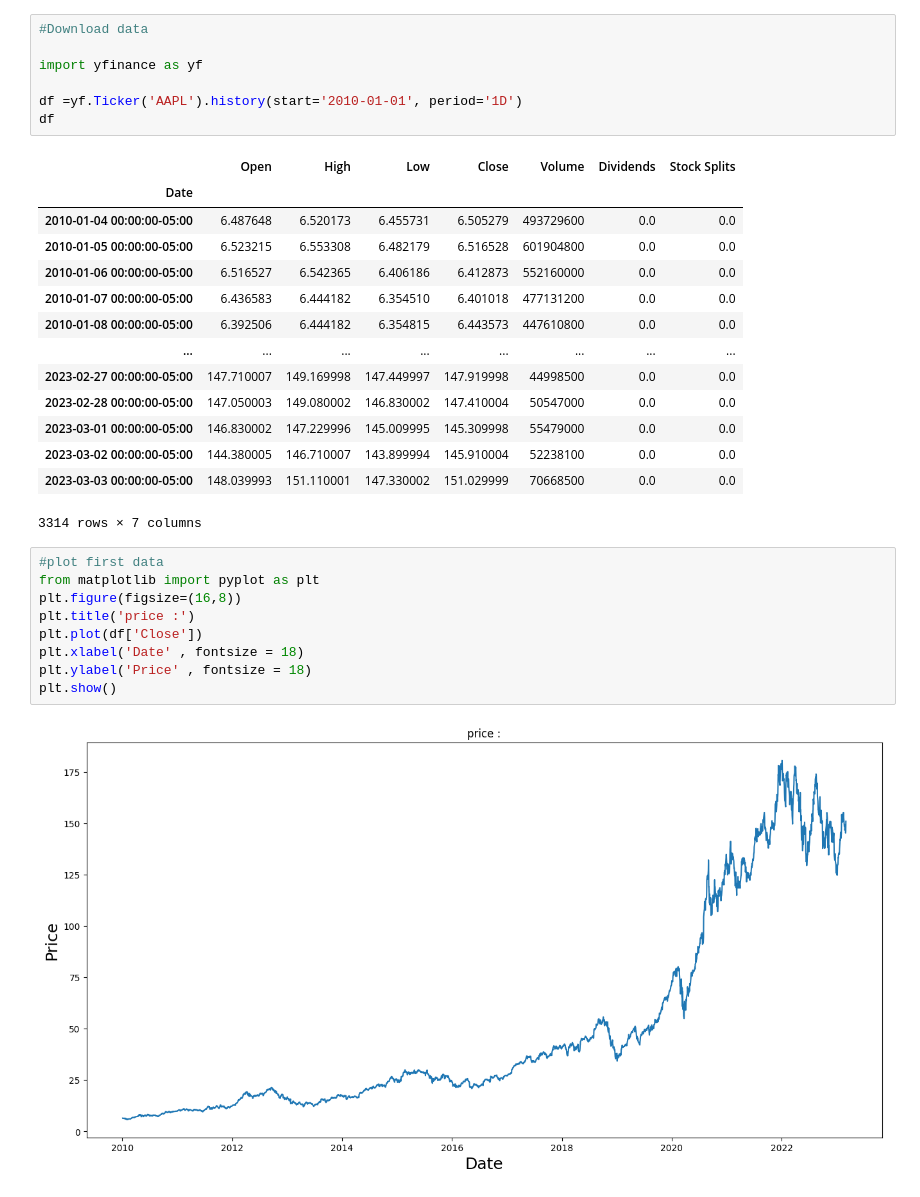
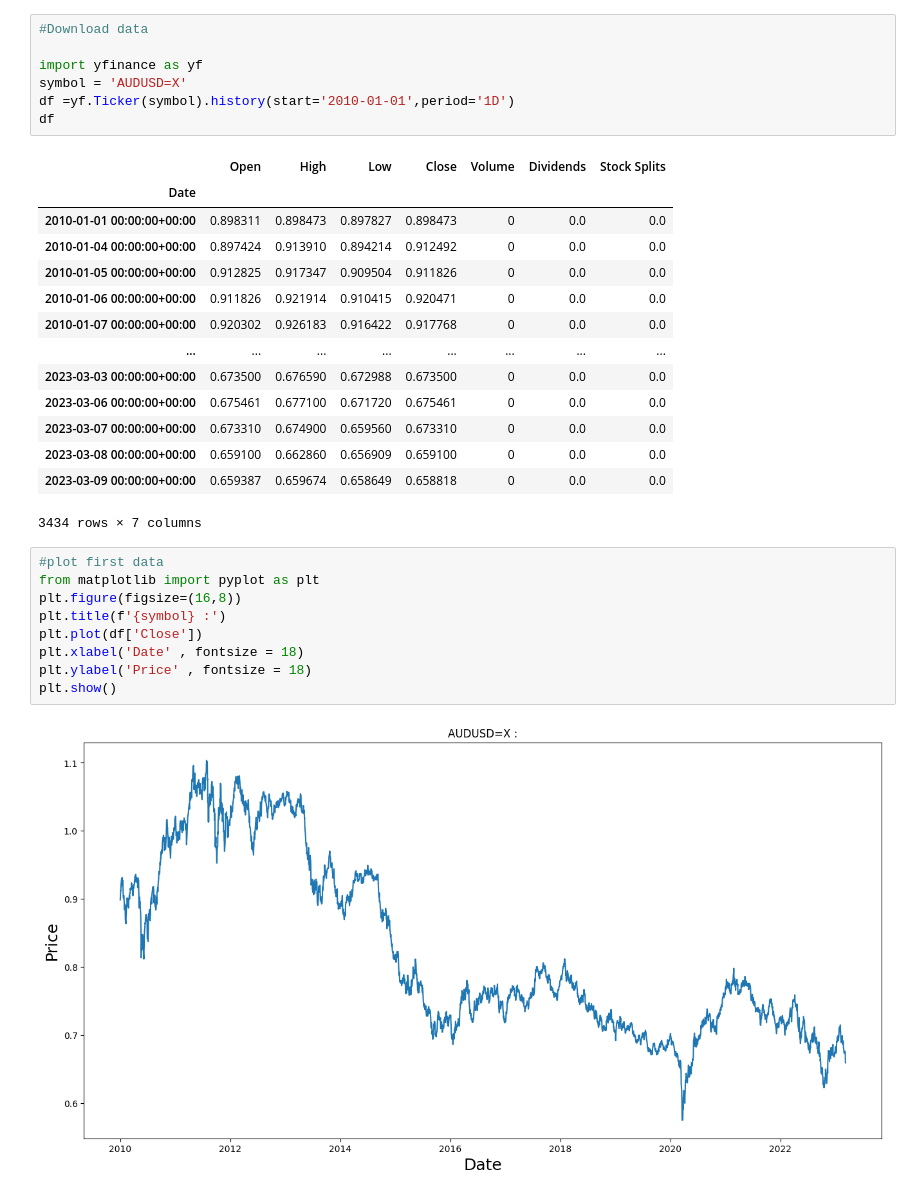
Before and after one commit to adilonam/check, a Jupyter notebook: main.ipynb, the cells around one changed output. Saved outputs shown, nothing was run; the diff lists cells and outputs as text.

```diff
--- a/main.ipynb
+++ b/main.ipynb
@@ -2,32 +2,32 @@
 #Download data
 
 import yfinance as yf
-
-df =yf.Ticker('AAPL').history(start='2010-01-01', period='1D')
+symbol = 'AUDUSD=X'
+df =yf.Ticker(symbol).history(start='2010-01-01',period='1D')
 df
 # %% [output]
 |  | Open | High | Low | Close | Volume | Dividends | Stock Splits |
 | Date |  |  |  |  |  |  |  |
-| 2010-01-04 00:00:00-05:00 | 6.487648 | 6.520173 | 6.455731 | 6.505279 | 493729600 | 0.0 | 0.0 |
-| 2010-01-05 00:00:00-05:00 | 6.523215 | 6.553308 | 6.482179 | 6.516528 | 601904800 | 0.0 | 0.0 |
-| 2010-01-06 00:00:00-05:00 | 6.516527 | 6.542365 | 6.406186 | 6.412873 | 552160000 | 0.0 | 0.0 |
-| 2010-01-07 00:00:00-05:00 | 6.436583 | 6.444182 | 6.354510 | 6.401018 | 477131200 | 0.0 | 0.0 |
-| 2010-01-08 00:00:00-05:00 | 6.392506 | 6.444182 | 6.354815 | 6.443573 | 447610800 | 0.0 | 0.0 |
+| 2010-01-01 00:00:00+00:00 | 0.898311 | 0.898473 | 0.897827 | 0.898473 | 0 | 0.0 | 0.0 |
+| 2010-01-04 00:00:00+00:00 | 0.897424 | 0.913910 | 0.894214 | 0.912492 | 0 | 0.0 | 0.0 |
+| 2010-01-05 00:00:00+00:00 | 0.912825 | 0.917347 | 0.909504 | 0.911826 | 0 | 0.0 | 0.0 |
+| 2010-01-06 00:00:00+00:00 | 0.911826 | 0.921914 | 0.910415 | 0.920471 | 0 | 0.0 | 0.0 |
+| 2010-01-07 00:00:00+00:00 | 0.920302 | 0.926183 | 0.916422 | 0.917768 | 0 | 0.0 | 0.0 |
 | ... | ... | ... | ... | ... | ... | ... | ... |
-| 2023-02-27 00:00:00-05:00 | 147.710007 | 149.169998 | 147.449997 | 147.919998 | 44998500 | 0.0 | 0.0 |
-| 2023-02-28 00:00:00-05:00 | 147.050003 | 149.080002 | 146.830002 | 147.410004 | 50547000 | 0.0 | 0.0 |
-| 2023-03-01 00:00:00-05:00 | 146.830002 | 147.229996 | 145.009995 | 145.309998 | 55479000 | 0.0 | 0.0 |
-| 2023-03-02 00:00:00-05:00 | 144.380005 | 146.710007 | 143.899994 | 145.910004 | 52238100 | 0.0 | 0.0 |
-| 2023-03-03 00:00:00-05:00 | 148.039993 | 151.110001 | 147.330002 | 151.029999 | 70668500 | 0.0 | 0.0 |
+| 2023-03-03 00:00:00+00:00 | 0.673500 | 0.676590 | 0.672988 | 0.673500 | 0 | 0.0 | 0.0 |
+| 2023-03-06 00:00:00+00:00 | 0.675461 | 0.677100 | 0.671720 | 0.675461 | 0 | 0.0 | 0.0 |
+| 2023-03-07 00:00:00+00:00 | 0.673310 | 0.674900 | 0.659560 | 0.673310 | 0 | 0.0 | 0.0 |
+| 2023-03-08 00:00:00+00:00 | 0.659100 | 0.662860 | 0.656909 | 0.659100 | 0 | 0.0 | 0.0 |
+| 2023-03-09 00:00:00+00:00 | 0.659387 | 0.659674 | 0.658649 | 0.658818 | 0 | 0.0 | 0.0 |
-3314 rows × 7 columns
+3434 rows × 7 columns
 # %%
 #plot first data
 from matplotlib import pyplot as plt
 plt.figure(figsize=(16,8))
-plt.title('price :')
+plt.title(f'{symbol} :')
 plt.plot(df['Close'])
 plt.xlabel('Date' , fontsize = 18)
 plt.ylabel('Price' , fontsize = 18)
 plt.show()
 # %% [output]
-[figure, old version]
+[figure, new version]
```
Also changed, not shown: parts of 12 cells of this notebook, 3 other files.
